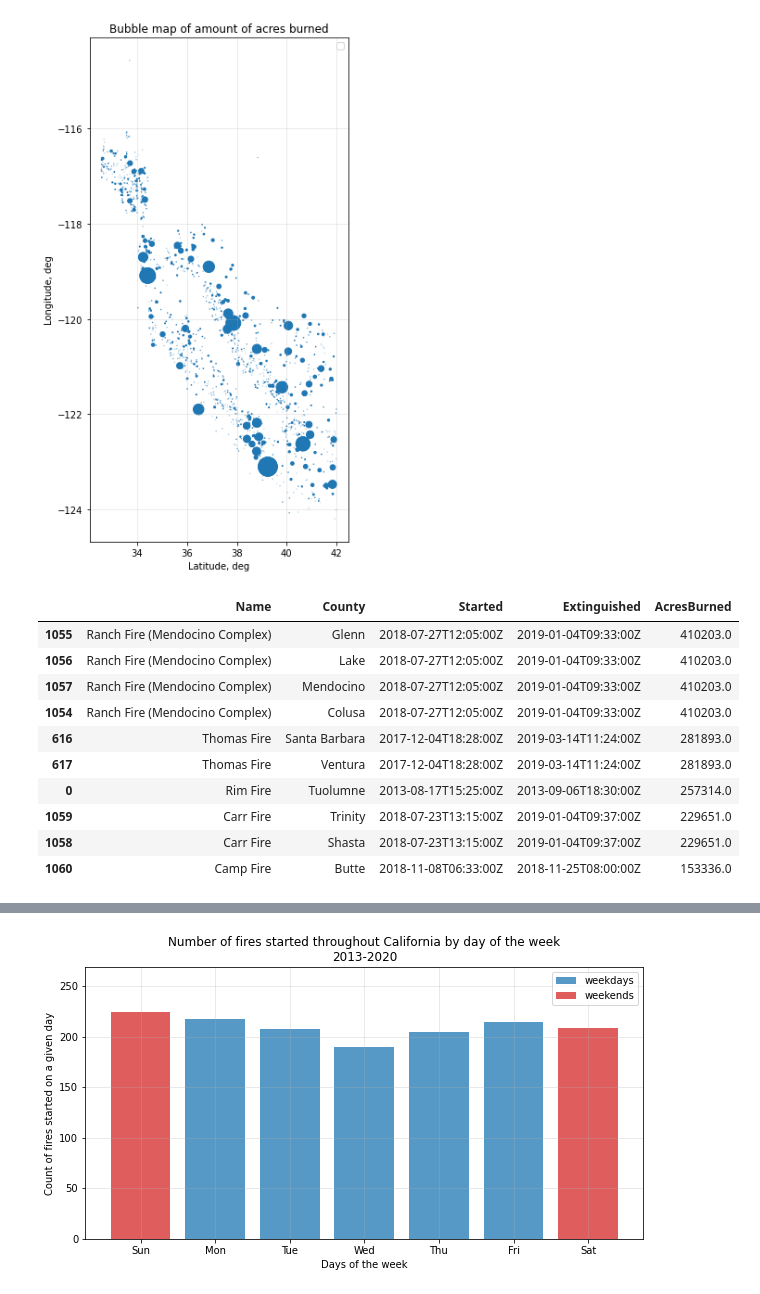
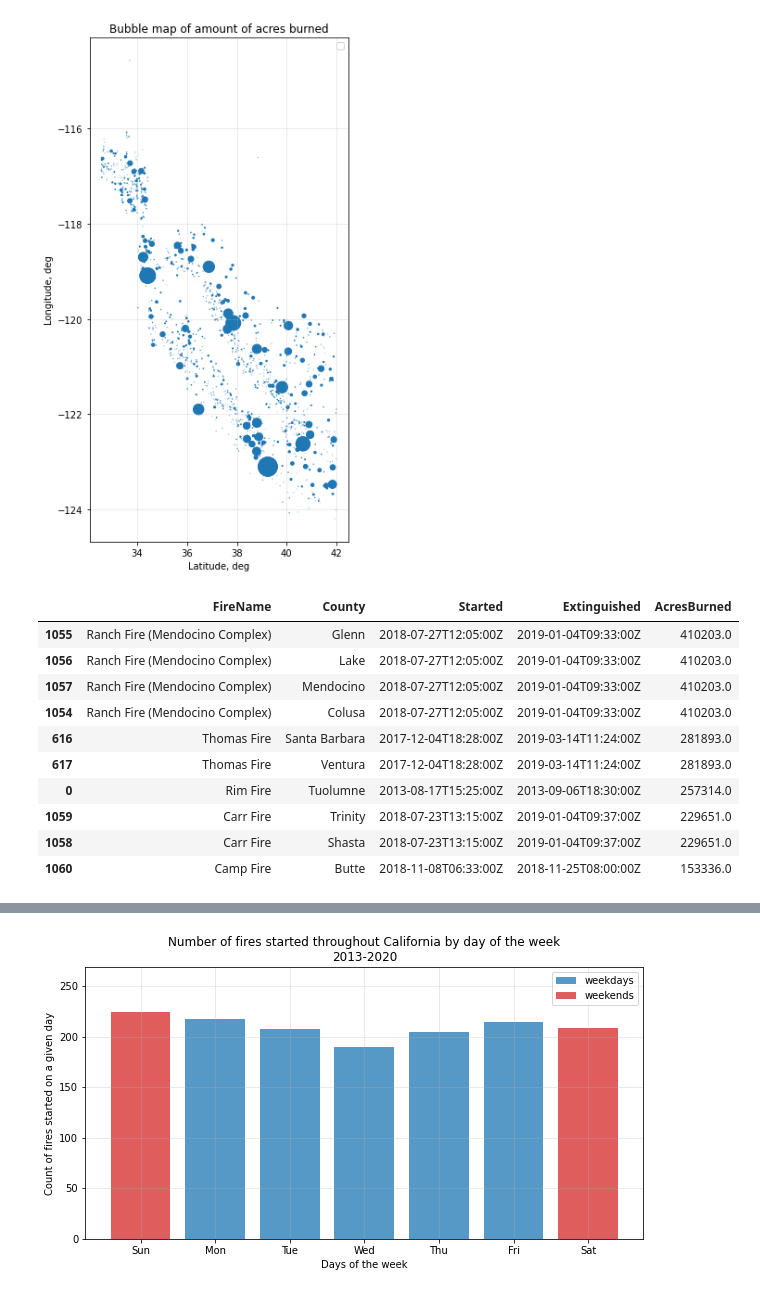
Before and after one commit to i-am-phoenix/project3, a Jupyter notebook: eda_IM.ipynb, the cells around one changed output, grey strips where cells are left out. Cells and saved outputs as stored; diff of their text form; code cells hidden in the pictures.

```diff
--- a/eda_IM.ipynb
+++ b/eda_IM.ipynb
@@ -57,7 +57,7 @@ Index(['AcresBurned', 'Active', 'AdminUnit', 'AirTankers', 'ArchiveYear',
 raw_data = raw_data_0[['AcresBurned', 'AdminUnit', 'ArchiveYear',
        'Counties', 'Extinguished', 'Fatalities', 'Latitude', 'Location',
        'Longitude', 'Name', 'SearchDescription', 'Started',
-       'StructuresDamaged', 'StructuresDestroyed', 'StructuresEvacuated', 'StructuresThreatened']].rename(columns=({'Counties':'County'}))
+       'StructuresDamaged', 'StructuresDestroyed', 'StructuresEvacuated', 'StructuresThreatened']].rename(columns=({'Counties':'County', 'Location':'FireLocation','Name':'FireName'}))
 # %%
 # Review all column stats
 raw_data.describe(include="all")
@@ -158,9 +158,9 @@ plt.grid(alpha=0.3)
 No handles with labels found to put in legend.
 [figure]
 # %%
-clean_data_3.sort_values('AcresBurned', ascending=False)[['Name','County','Started','Extinguished','AcresBurned']].head(10)
+clean_data_3.sort_values('AcresBurned', ascending=False)[['FireName','County','Started','Extinguished','AcresBurned']].head(10)
 # %% [output]
-|  | Name | County | Started | Extinguished | AcresBurned |
+|  | FireName | County | Started | Extinguished | AcresBurned |
 | 1055 | Ranch Fire (Mendocino Complex) | Glenn | 2018-07-27T12:05:00Z | 2019-01-04T09:33:00Z | 410203.0 |
 | 1056 | Ranch Fire (Mendocino Complex) | Lake | 2018-07-27T12:05:00Z | 2019-01-04T09:33:00Z | 410203.0 |
 | 1057 | Ranch Fire (Mendocino Complex) | Mendocino | 2018-07-27T12:05:00Z | 2019-01-04T09:33:00Z | 410203.0 |
```
Also changed, not shown: parts of 15 cells of this notebook, 6 other files.
